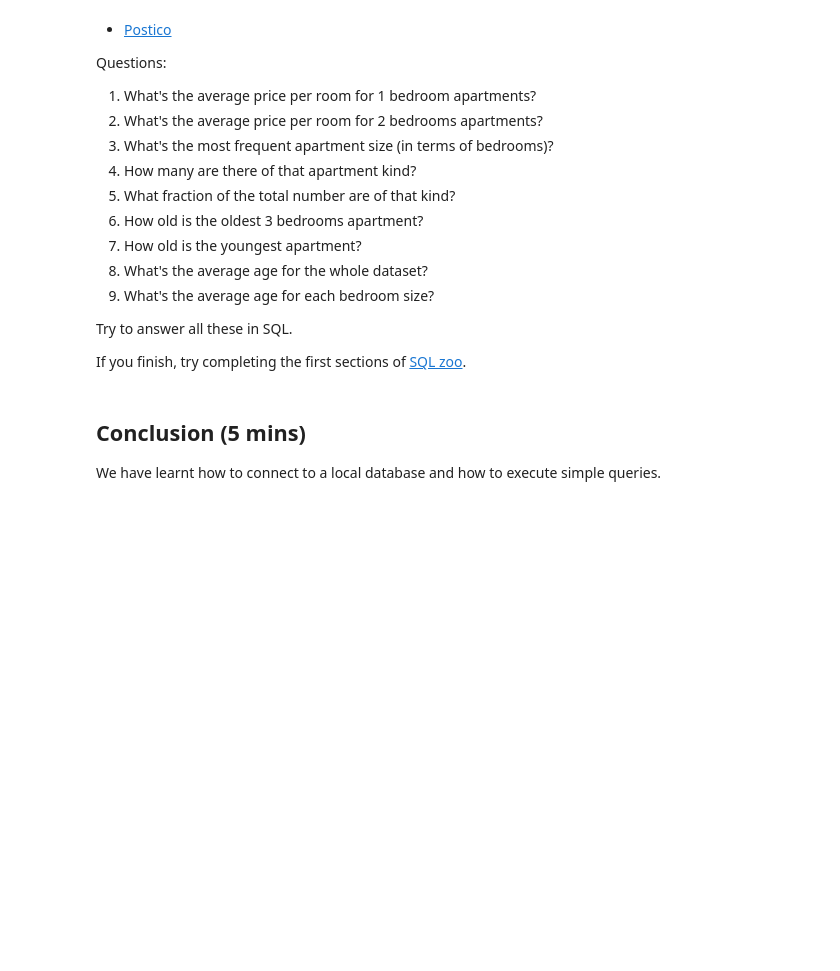
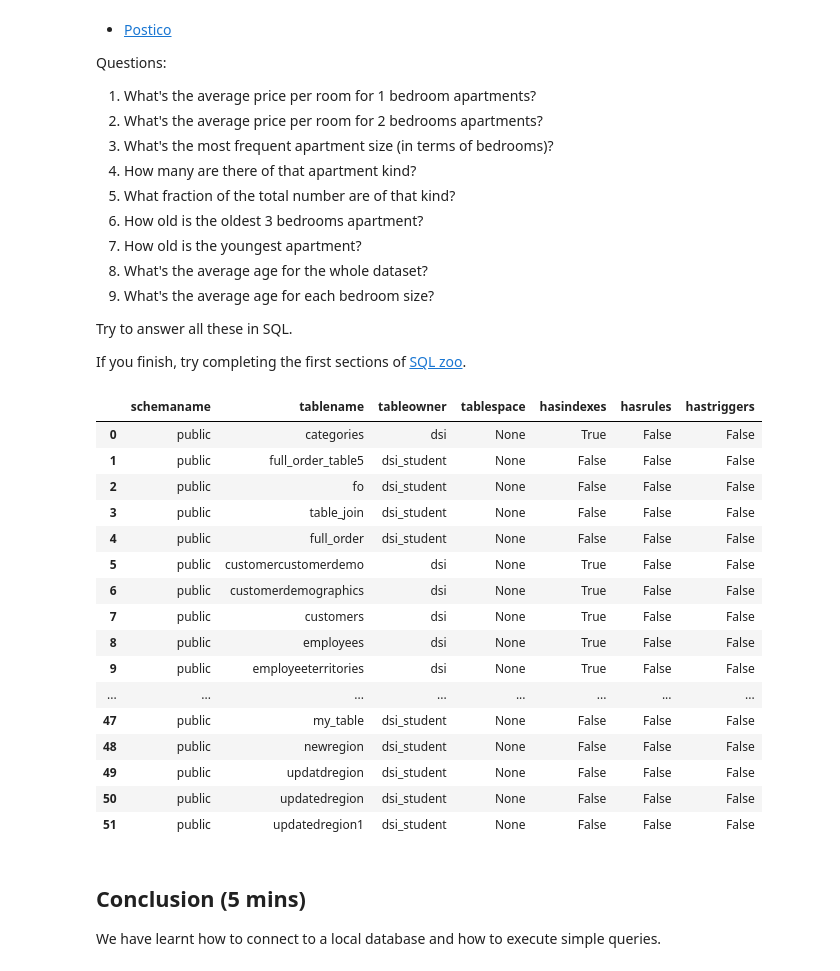
Before and after one commit to craigdewar/craigdewar-dsi, a Jupyter notebook: week-05/1.2-lesson/assets/readme.ipynb, the cells around one changed output. Saved outputs shown, nothing was run; the diff lists cells and outputs as text; code cells hidden in the pictures; blank space fills up the shorter version.

```diff
--- a/week-05/1.2-lesson/assets/readme.ipynb
+++ b/week-05/1.2-lesson/assets/readme.ipynb
@@ -357,3 +362,27 @@ Questions:
 Try to answer all these in SQL.
 
 If you finish, try completing the first sections of [SQL zoo](http://www.sqlzoo.net).
+# %%
+from sqlalchemy import create_engine
+import pandas as pd
+connect_param = 'postgresql://dsi_student:gastudents@dsi.c20gkj5cvu3l.us-east-1.rds.amazonaws.com:5432/northwind'
+engine = create_engine(connect_param)
+pd.read_sql("SELECT * FROM pg_catalog.pg_tables WHERE schemaname='public'", con=engine)
+# %% [output]
+|  | schemaname | tablename | tableowner | tablespace | hasindexes | hasrules | hastriggers |
+| 0 | public | categories | dsi | None | True | False | False |
+| 1 | public | full_order_table5 | dsi_student | None | False | False | False |
+| 2 | public | fo | dsi_student | None | False | False | False |
+| 3 | public | table_join | dsi_student | None | False | False | False |
+| 4 | public | full_order | dsi_student | None | False | False | False |
+| 5 | public | customercustomerdemo | dsi | None | True | False | False |
+| 6 | public | customerdemographics | dsi | None | True | False | False |
+| 7 | public | customers | dsi | None | True | False | False |
+| 8 | public | employees | dsi | None | True | False | False |
+| 9 | public | employeeterritories | dsi | None | True | False | False |
+| ... | ... | ... | ... | ... | ... | ... | ... |
+| 47 | public | my_table | dsi_student | None | False | False | False |
+| 48 | public | newregion | dsi_student | None | False | False | False |
+| 49 | public | updatdregion | dsi_student | None | False | False | False |
+| 50 | public | updatedregion | dsi_student | None | False | False | False |
+| 51 | public | updatedregion1 | dsi_student | None | False | False | False |
```
Also changed, not shown: parts of 3 cells of this notebook, 6 other files.
